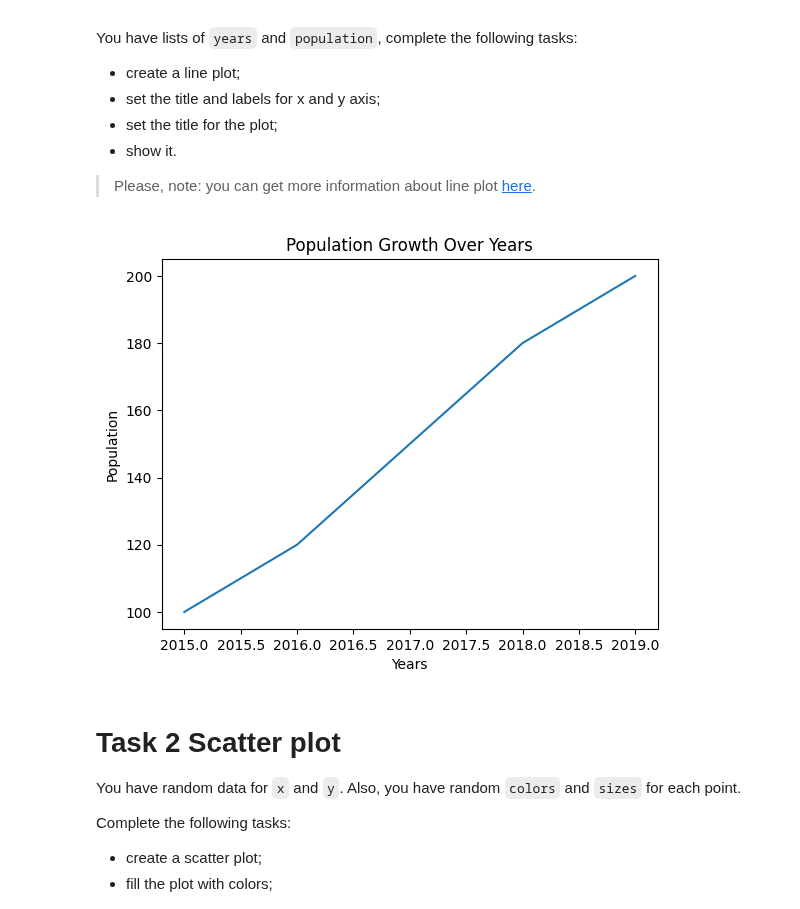
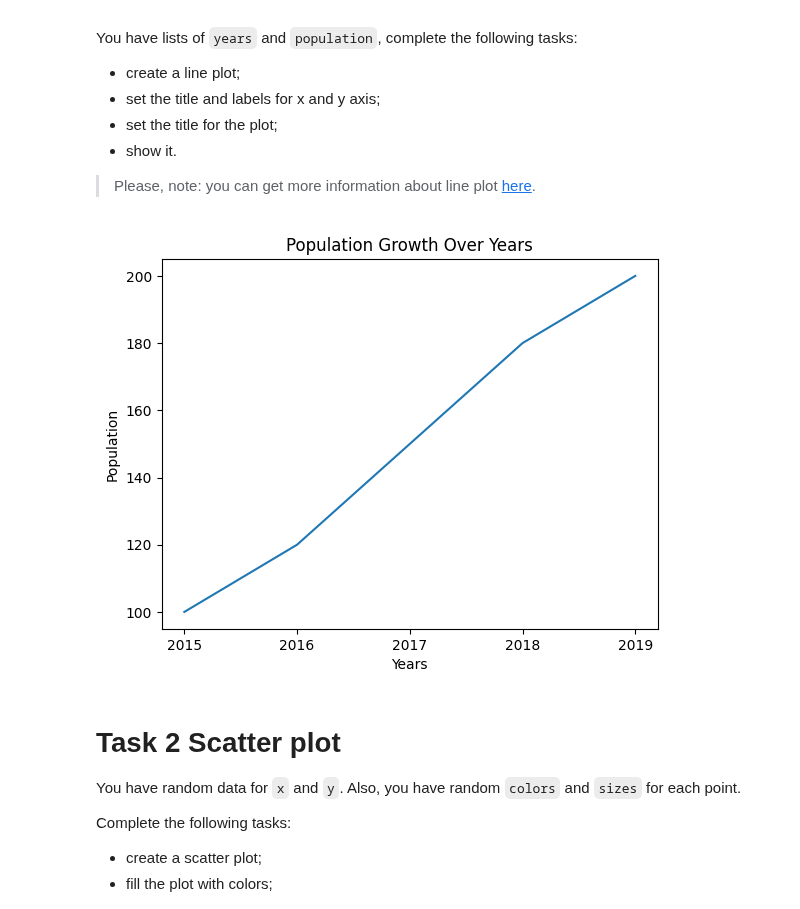
Before and after one commit to mate-academy/py-matplotlib, a Jupyter notebook: app/matplotlib.ipynb, the cells around one changed output. Cells and saved outputs as stored; diff of their text form; code cells hidden in the pictures.

```diff
--- a/app/matplotlib.ipynb
+++ b/app/matplotlib.ipynb
@@ -20,16 +19,18 @@ You have lists of `years` and `population`, complete the following tasks:
 # %%
 years = [2015, 2016, 2017, 2018, 2019]
 population = [100, 120, 150, 180, 200]
 
 plt.plot(years, population)
 
 plt.title("Population Growth Over Years")
 plt.xlabel("Years")
 plt.ylabel("Population")
 
+plt.xticks(years)
+
 plt.show()
 # %% [output]
-[figure, old version]
+[figure, new version]
 # %% [markdown]
 # Task 2 Scatter plot
 
```
Also changed, not shown: parts of 3 cells of this notebook.
